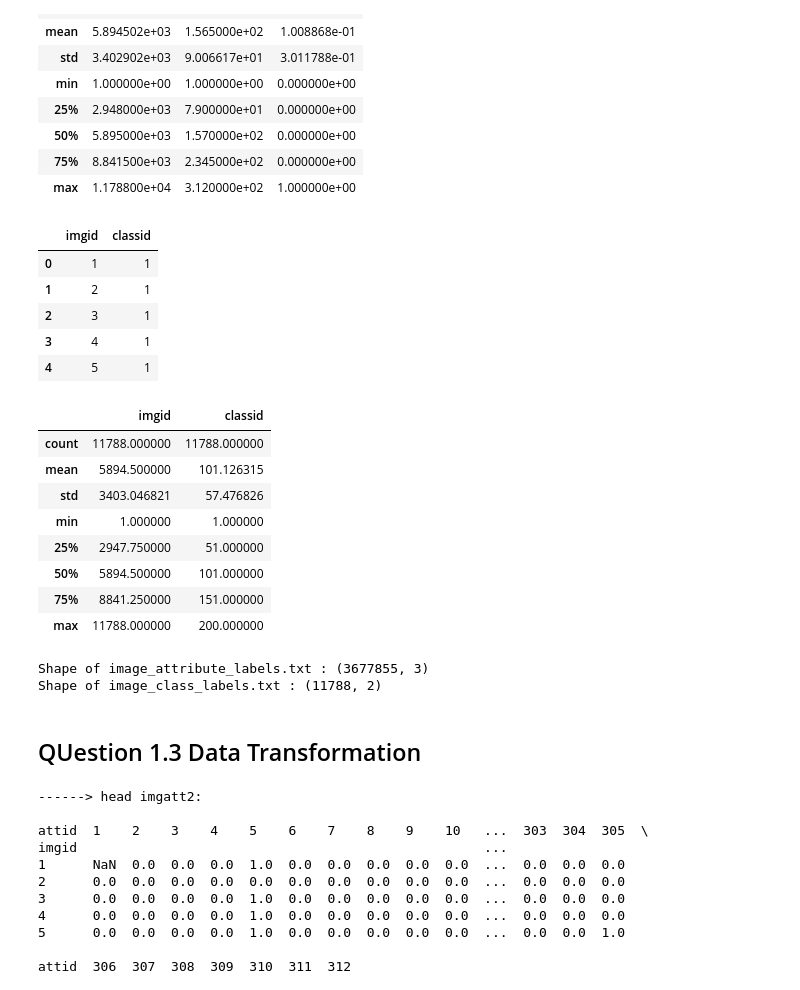
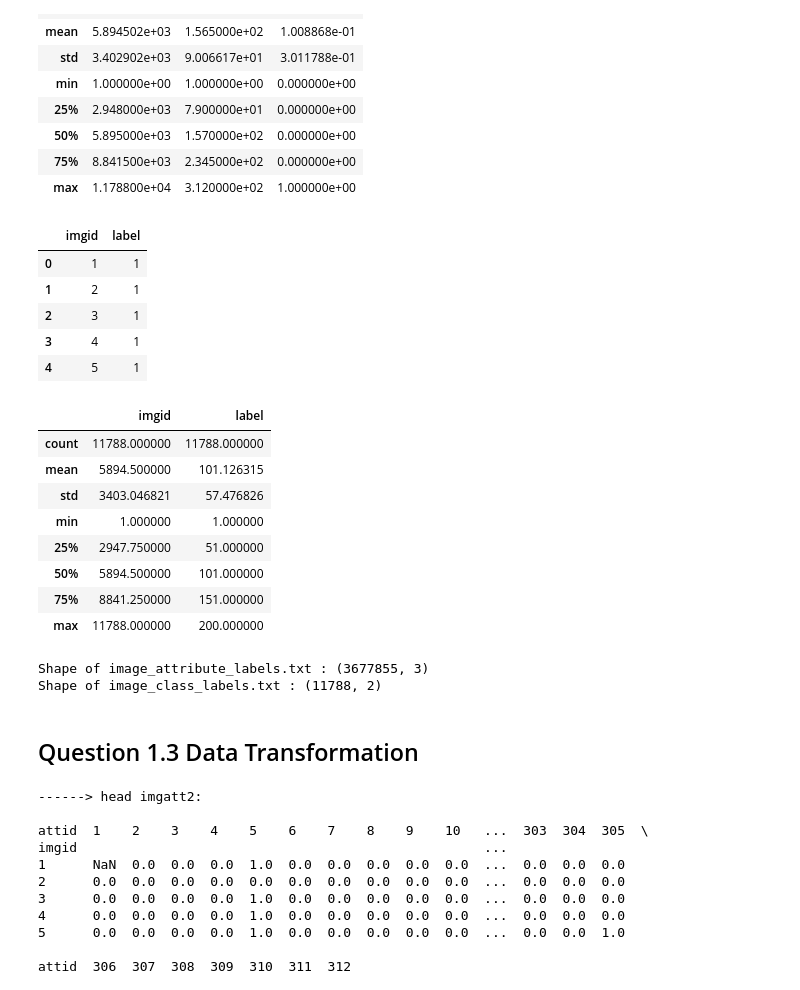
Before and after one commit to PKpacheco/intro_ai_project2, a Jupyter notebook: project_2_intro_ai_Paola_Pacheco.ipynb, the cells around one changed output. Drawn from its saved outputs; the diff is of its cells as text; code cells hidden in the pictures.

```diff
--- a/project_2_intro_ai_Paola_Pacheco.ipynb
+++ b/project_2_intro_ai_Paola_Pacheco.ipynb
@@ -59,10 +62,10 @@ imgatt.describe()
 # %%
 # read 2nd file
 imglabels = pd.read_csv(path_class_labels, header=None, sep='\s+', on_bad_lines='skip')
-imglabels.columns = ["imgid", "classid"]
+imglabels.columns = ["imgid", "label"]
 imglabels.head()
 # %% [output]
-|  | imgid | classid |
+|  | imgid | label |
 | 0 | 1 | 1 |
 | 1 | 2 | 1 |
 | 2 | 3 | 1 |
@@ -71,7 +74,7 @@ imglabels.head()
 # %%
 imglabels.describe()
 # %% [output]
-|  | imgid | classid |
+|  | imgid | label |
 | count | 11788.000000 | 11788.000000 |
 | mean | 5894.500000 | 101.126315 |
 | std | 3403.046821 | 57.476826 |
@@ -90,7 +93,7 @@ Shape of image_class_labels.txt : (11788, 2)
 # Check  duplicate
 imgatt.drop_duplicates(inplace=True)
 # %% [markdown]
-## QUestion 1.3 Data Transformation
+## Question 1.3 Data Transformation
 # %%
 # Pivot the data to wide format
 imgatt2 = imgatt.pivot(index='imgid', columns='attid', values='present')
```
Also changed, not shown: parts of 11 cells of this notebook.
